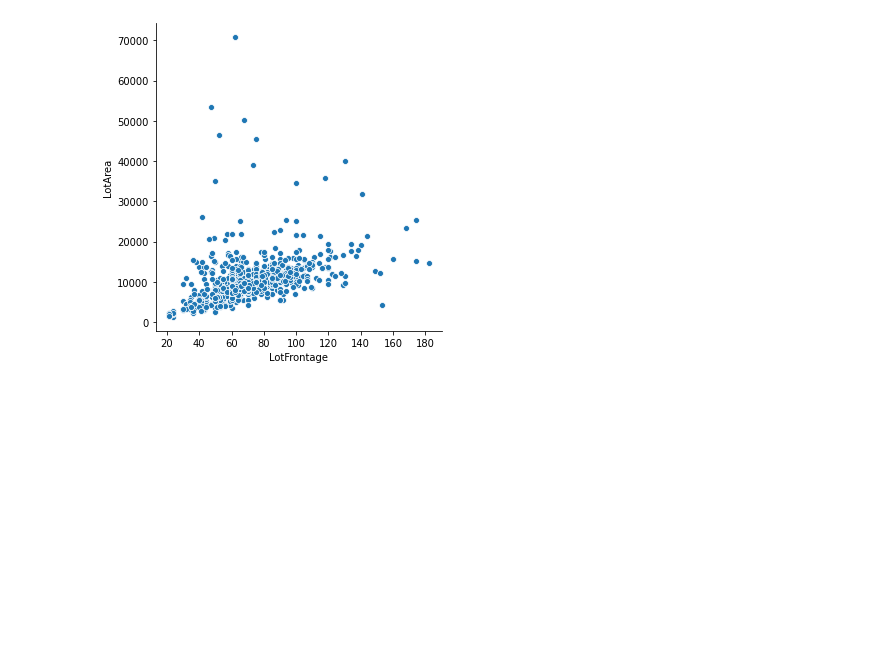
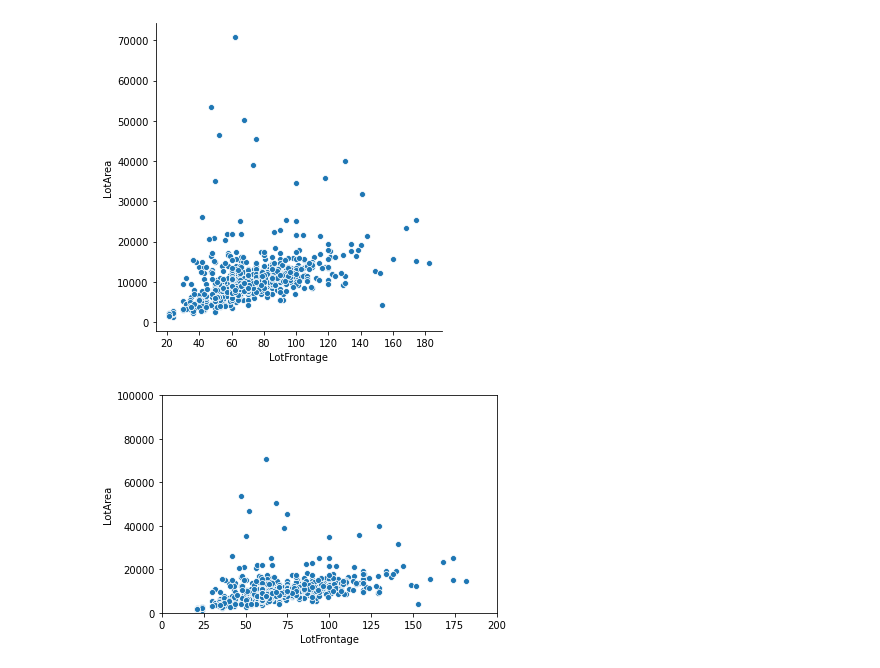
Before and after one commit to stephAc/python_M1Web, a Jupyter notebook: dataviz/nuagePoints.ipynb, the cells around one changed output. Cells and saved outputs as stored; diff of their text form; code cells hidden in the pictures; blank space fills up the shorter version.

```diff
--- a/dataviz/nuagePoints.ipynb
+++ b/dataviz/nuagePoints.ipynb
@@ -57,3 +57,10 @@ sns.relplot(x="LotFrontage", y="LotArea", data=filter_frontage_area_df)
 # %% [output]
 <seaborn.axisgrid.FacetGrid at 0x...>
 [figure]
+# %%
+sns_frontage_area = sns.scatterplot(x="LotFrontage", y="LotArea", data=data)
+matplotlib.pyplot.xlim(0,200)
+matplotlib.pyplot.ylim(0,100000)
+matplotlib.pyplot.show()
+# %% [output]
+[figure, added]
```
Also changed, not shown: parts of 1 cell of this notebook, 3 other files.
